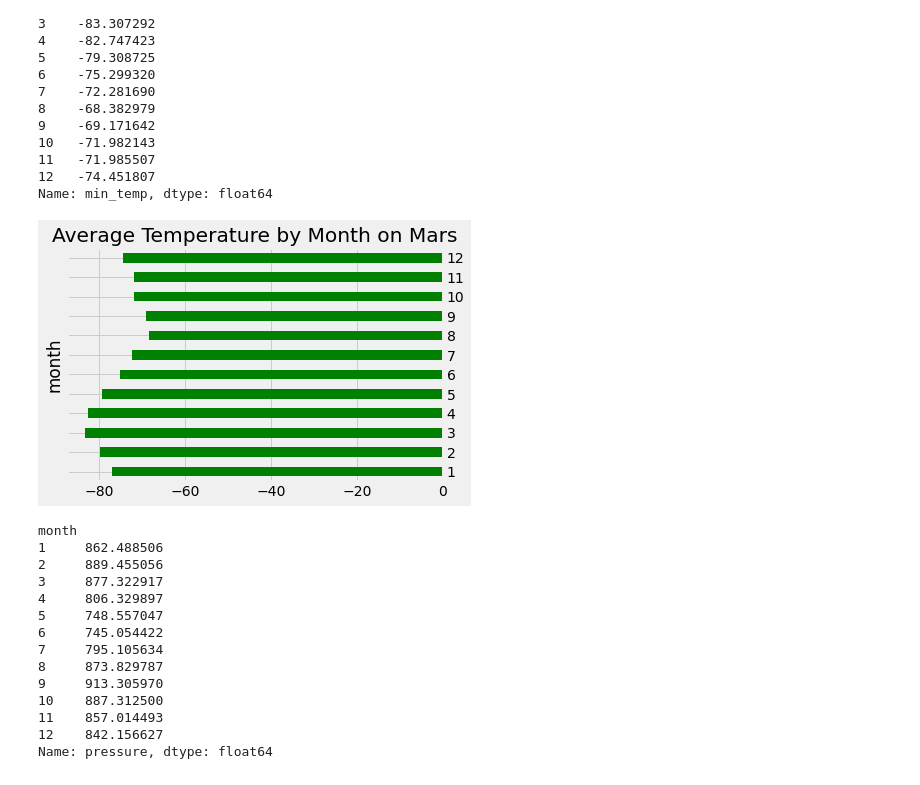
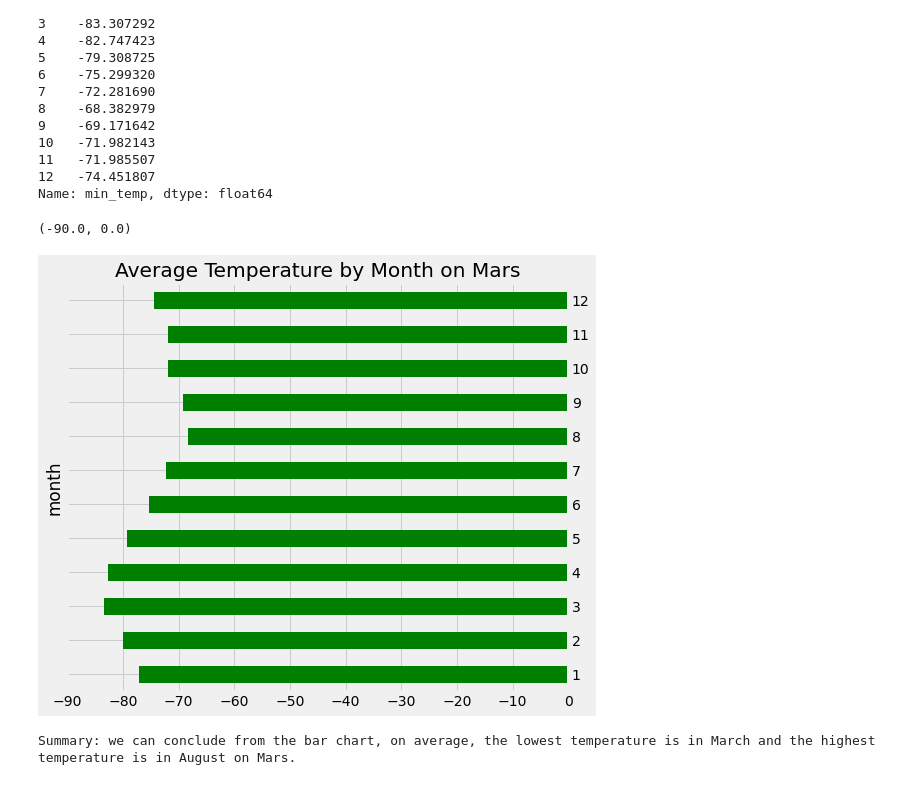
Before and after one commit to yan-ash/scrape_challenge, a Jupyter notebook: mars_data_challenge_part2.ipynb, the cells around one changed output. Cells and saved outputs as stored; diff of their text form; code cells hidden in the pictures.

```diff
--- a/mars_data_challenge_part2.ipynb
+++ b/mars_data_challenge_part2.ipynb
@@ -37,0 +54,2 @@ pandas.core.frame.DataFrame
+# %%
+df['terrestrial_date']= pd.to_datetime(df['terrestrial_date'])
@@ -75,27 +107,21 @@ month
 12   -74.451807
 Name: min_temp, dtype: float64
 # %%
-plt1= avg_temp_monthly.plot.barh(title ='Average Temperature by Month on Mars', ylabel = 'average temperature(Celsius)', color="green")
+from calendar import month
+
+
+
+plt1= avg_temp_monthly.plot.barh(title ='Average Temperature by Month on Mars', ylabel = 'average temperature(Celsius)', color="green", figsize=(8, 7))
 
 plt1.tick_params(axis='y', which='both', labelleft=False, labelright=True)
+plt1.set_xlim([-90,0])
 # %% [output]
+(-90.0, 0.0)
-[figure, old version]
+[figure, new version]
+# %%
+print("Summary: we can conclude from the bar chart, on average, the lowest temperature is in March and the highest temperature is in August on Mars.  ")
+# %% [output]
+Summary: we can conclude from the bar chart, on average, the lowest temperature is in March and the highest temperature is in August on Mars.
 # %%
 avg_pressure_df =df.groupby(['month'])['pressure'].mean()
-avg_pressure_df
-# %% [output]
-month
-1     862.488506
-2     889.455056
-3     877.322917
-4     806.329897
-5     748.557047
-6     745.054422
-7     795.105634
-8     873.829787
-9     913.305970
-10    887.312500
-11    857.014493
-12    842.156627
-Name: pressure, dtype: float64
 # %%
```
Also changed, not shown: parts of 10 cells of this notebook, 4 other files.
